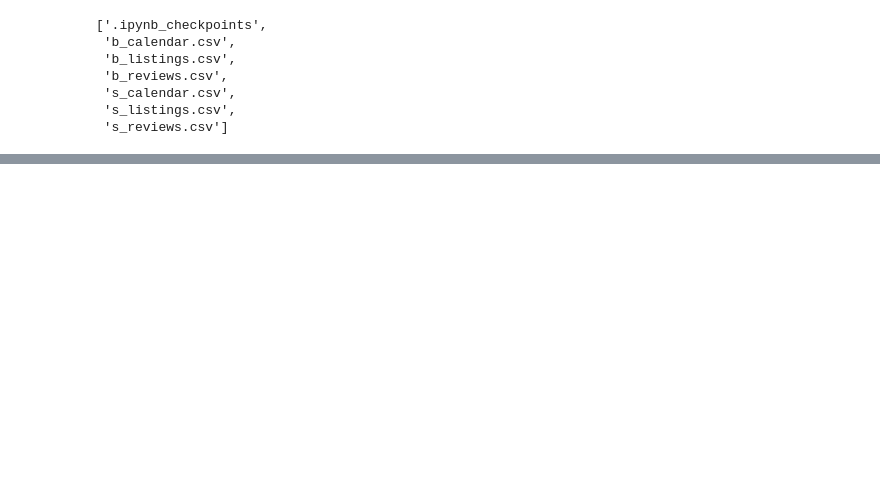
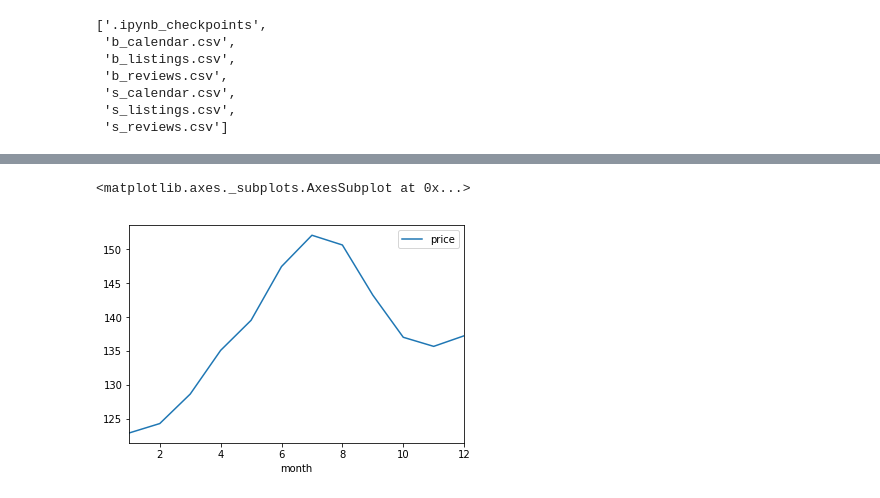
Before and after one commit to OceanSeventyTwo/DSND_Term2, a Jupyter notebook: project_files/AirBnB/Blog AirBnB.ipynb, the cells around one changed output, grey strips where cells are left out. Cells and saved outputs as stored; diff of their text form; code cells hidden in the pictures; blank space fills up the shorter version.

```diff
--- a/project_files/AirBnB/Blog AirBnB.ipynb
+++ b/project_files/AirBnB/Blog AirBnB.ipynb
@@ -262,0 +260,13 @@ dv_hv = df_hv.pivot_table(values='variable', columns='host_sm_ver',index='id',ag
+# %%
+df_cal = clean_cal(df_cal)
+# %%
+df_cal['week_num'] = df_cal['date'].apply(lambda x: date.isocalendar(x)[1])
+# %%
+df_cal['month'] = df_cal['date'].apply(lambda x: x.month)
+# %%
+df_cal['year'] = df_cal['date'].apply(lambda x: x.year)
+# %%
+pd.DataFrame(df_cal.groupby(['month'])['price'].mean()).plot()
+# %% [output]
+<matplotlib.axes._subplots.AxesSubplot at 0x...>
+[figure, added]
```
Also changed, not shown: parts of 30 cells of this notebook.
